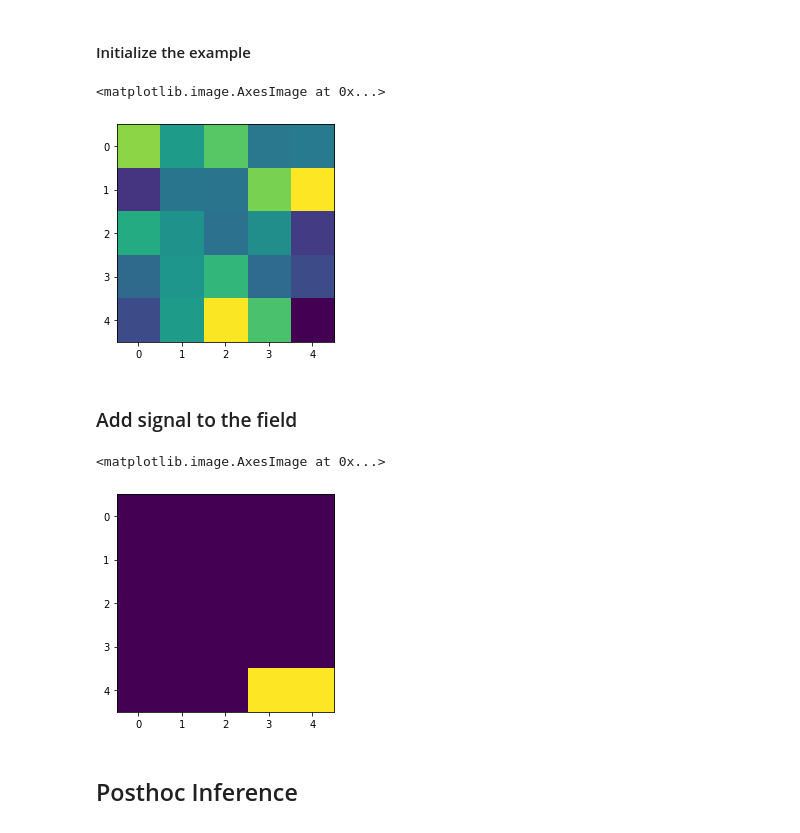
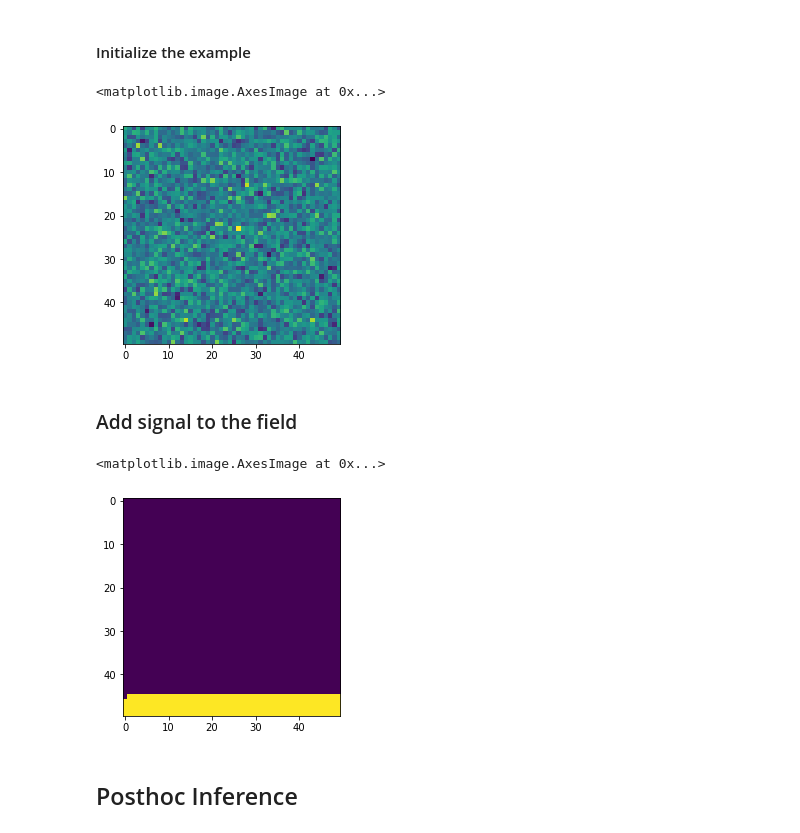
Before and after one commit to sjdavenport/pyrft, a Jupyter notebook: examples/ContrastsExample.ipynb, the cells around one changed output. Cells and saved outputs as stored; diff of their text form; code cells hidden in the pictures.

```diff
--- a/examples/ContrastsExample.ipynb
+++ b/examples/ContrastsExample.ipynb
@@ -18,34 +18,34 @@ import pyrft as pr
 #### Initialize the example
 # %%
 # Set the dimension of the example and the number of subjects
-Dim = (50,50); N = 30; m = np.prod(Dim)
+Dim = (50,50); N = 100; m = np.prod(Dim)
 
 # Generate the category vector and obtain the corresponding design matrix
 from sklearn.utils import check_random_state
 rng = check_random_state(101)
 categ = rng.choice(3, N, replace = True)
 X = pr.groupX(categ);
 
 # Specify the contrast matrix (here 2 contrasts are chosen)
 C = np.array([[1,-1,0],[0,1,-1]]);
 
 # Calulate the number contrasts
 L = C.shape[0]
 
 # Calculate the number of p-values generated (L for each voxels)
 npvals = m*L
 
 # Generate a white noise field
 lat_data = pr.wfield(Dim,N)
 
 # Generate a stationary random field with given FWHM
 # FWHM = 4; lat_data = pr.statnoise(Dim, N, FWHM)
 
 # Plot a sample realization of the noise
 plt.imshow(lat_data.field[:,:,1])
 # %% [output]
 <matplotlib.image.AxesImage at 0x...>
-[figure, old version]
+[figure, new version]
 # %% [markdown]
 ### Add signal to the field
 # %%
@@ -71,7 +71,7 @@ bool_signal[:,:,1] = signal > 0
 plt.imshow(signal)
 # %% [output]
 <matplotlib.image.AxesImage at 0x...>
-[figure, old version]
+[figure, new version]
 # %% [markdown]
 ## Posthoc Inference
 # %% [markdown]
```
Also changed, not shown: parts of 7 cells of this notebook, 3 other files.
